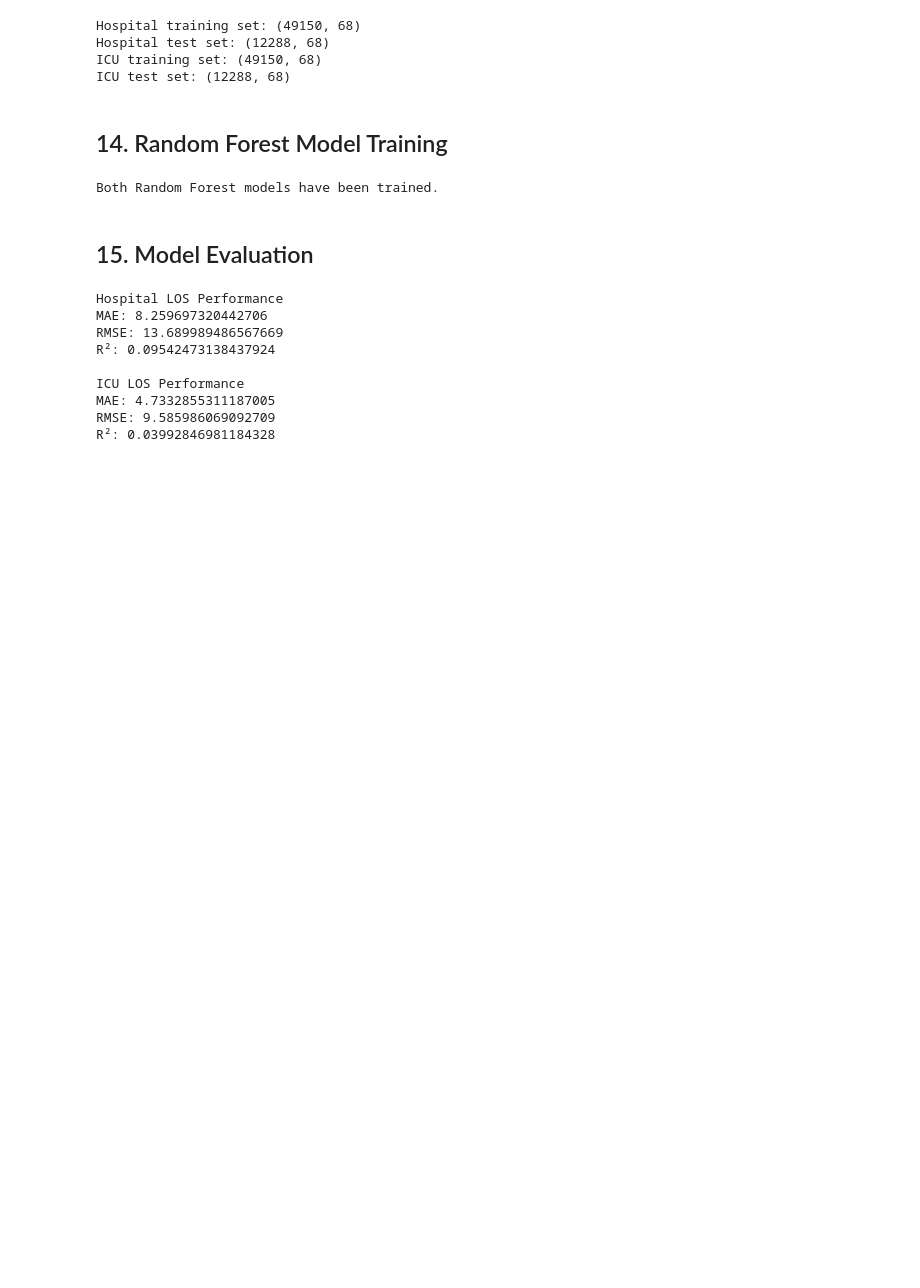
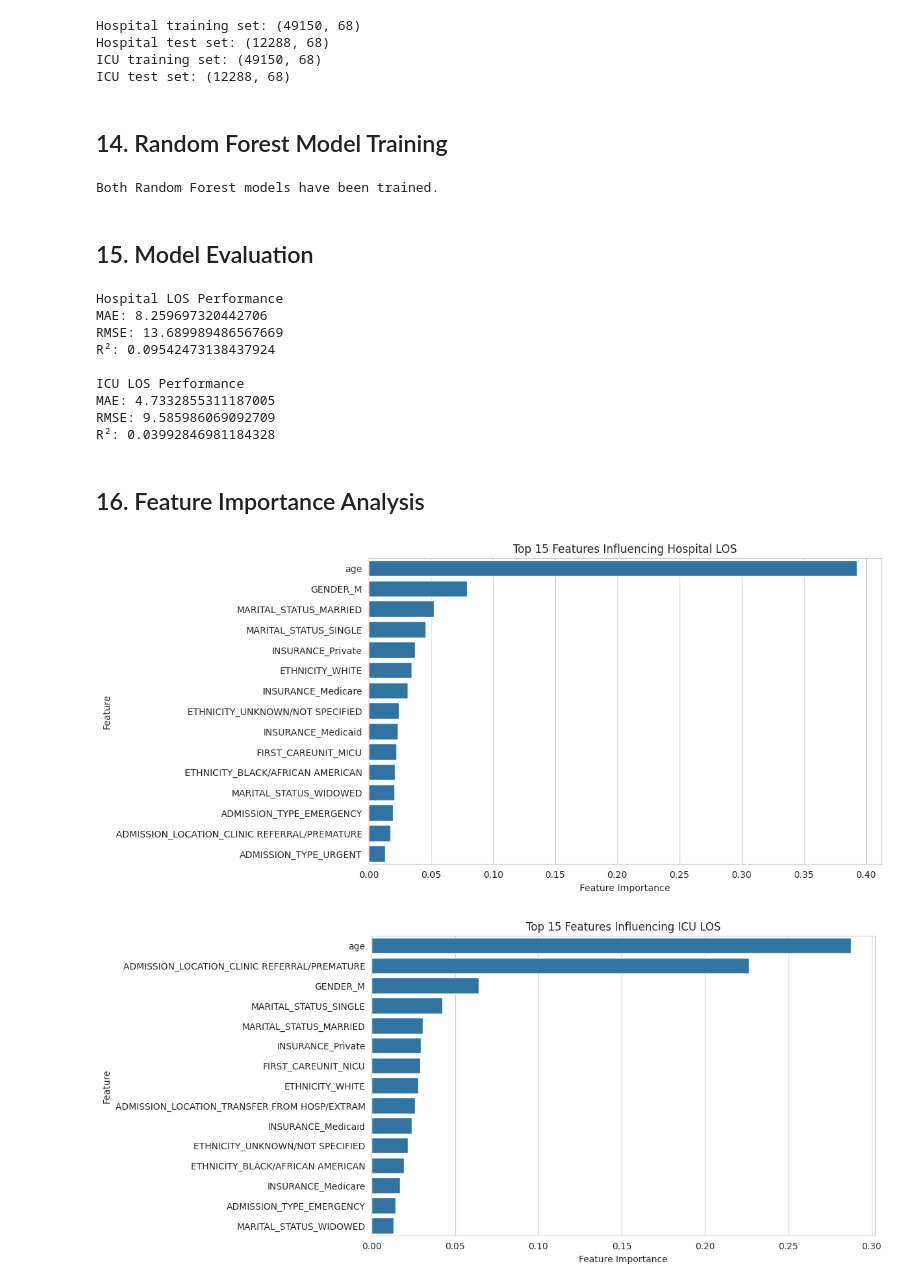
Before and after one commit to ihanprasetyo/mimic-los-prediction-tutorial, a Jupyter notebook: mimic_los_prediction.ipynb, the cells around one changed output. Drawn from its saved outputs; the diff is of its cells as text; code cells hidden in the pictures; blank space fills up the shorter version.

```diff
--- a/mimic_los_prediction.ipynb
+++ b/mimic_los_prediction.ipynb
@@ -403,3 +403,49 @@ ICU LOS Performance
 MAE: 4.7332855311187005
 RMSE: 9.585986069092709
 R²: 0.03992846981184328
+# %% [markdown]
+## 16. Feature Importance Analysis
+# %%
+# Hospital LOS feature importance
+hospital_importances = rf_hospital.feature_importances_
+hospital_feature_names = X_train_h.columns
+
+hospital_feature_importance_df = pd.DataFrame({
+    "feature": hospital_feature_names,
+    "importance": hospital_importances
+}).sort_values(by="importance", ascending=False)
+
+plt.figure(figsize=(10, 6))
+sns.barplot(
+    data=hospital_feature_importance_df.head(15),
+    x="importance",
+    y="feature"
+)
+plt.title("Top 15 Features Influencing Hospital LOS")
+plt.xlabel("Feature Importance")
+plt.ylabel("Feature")
+plt.show()
+
+
+# ICU LOS feature importance
+icu_importances = rf_icu.feature_importances_
+icu_feature_names = X_train_i.columns
+
+icu_feature_importance_df = pd.DataFrame({
+    "feature": icu_feature_names,
+    "importance": icu_importances
+}).sort_values(by="importance", ascending=False)
+
+plt.figure(figsize=(10, 6))
+sns.barplot(
+    data=icu_feature_importance_df.head(15),
+    x="importance",
+    y="feature"
+)
+plt.title("Top 15 Features Influencing ICU LOS")
+plt.xlabel("Feature Importance")
+plt.ylabel("Feature")
+plt.show()
+# %% [output]
+[figure, added]
+[figure, added]
```
Also changed, not shown: parts of 2 cells of this notebook.
